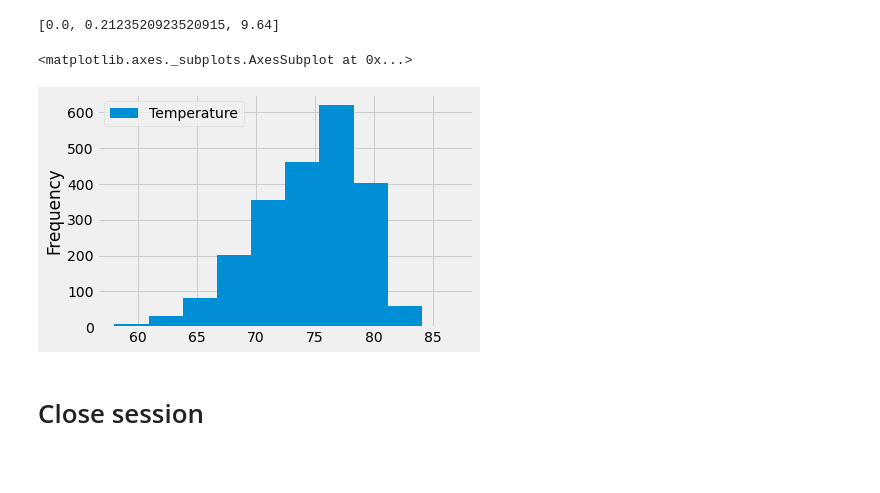
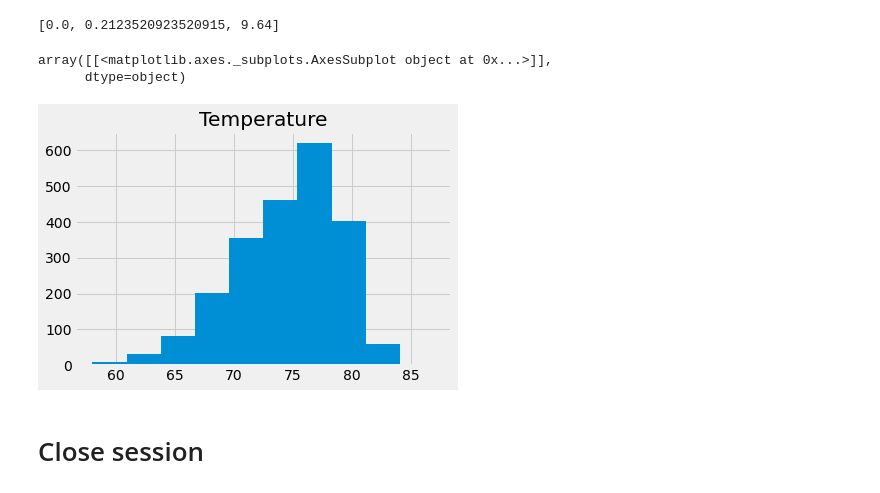
Before and after one commit to jforbis/sqlalchemy-challenge, a Jupyter notebook: climate_starter.ipynb, the cells around one changed output. Saved outputs shown, nothing was run; the diff lists cells and outputs as text; code cells hidden in the pictures; blank space fills up the shorter version.

```diff
--- a/climate_starter.ipynb
+++ b/climate_starter.ipynb
@@ -160,16 +160,22 @@ print(calculations)
 # %%
 # Using the most active station id
 # Query the last 12 months of temperature observation data for this station and plot the results as a histogram
 measurement_table_col2nd = (measurements.date, measurements.tobs)
 most_active_12mo = session.query(*measurement_table_col2nd).filter(measurements.date >=recent_date_minus1year).all()
+# Creating dataframe with datay from query
 most_active_12mo_df = pd.DataFrame(most_active_12mo, columns=("Date", "Temperature"))
+# Droping NA values
 most_active_12mo_df = most_active_12mo_df.dropna()
+# Setting index to 'Date' column
 most_active_12mo_df.set_index("Date", inplace=True)
+# Sorting the index so it's in order by date
 most_active_12mo_df = most_active_12mo_df.sort_index()
-most_active_12mo_df.plot(kind="hist")
+# Plotting data to histogram
+most_active_12mo_df.hist()
 # %% [output]
-<matplotlib.axes._subplots.AxesSubplot at 0x...>
+array([[<matplotlib.axes._subplots.AxesSubplot object at 0x...>]],
+      dtype=object)
-[figure, old version]
+[figure, new version]
 # %% [markdown]
 # Close session
 # %%
```
